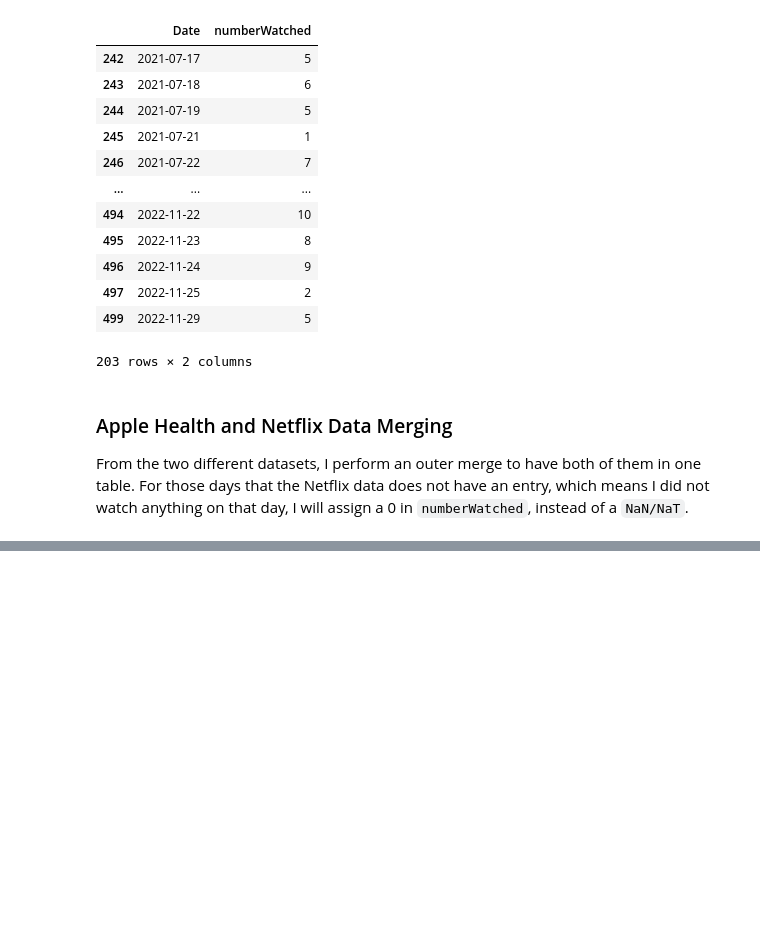
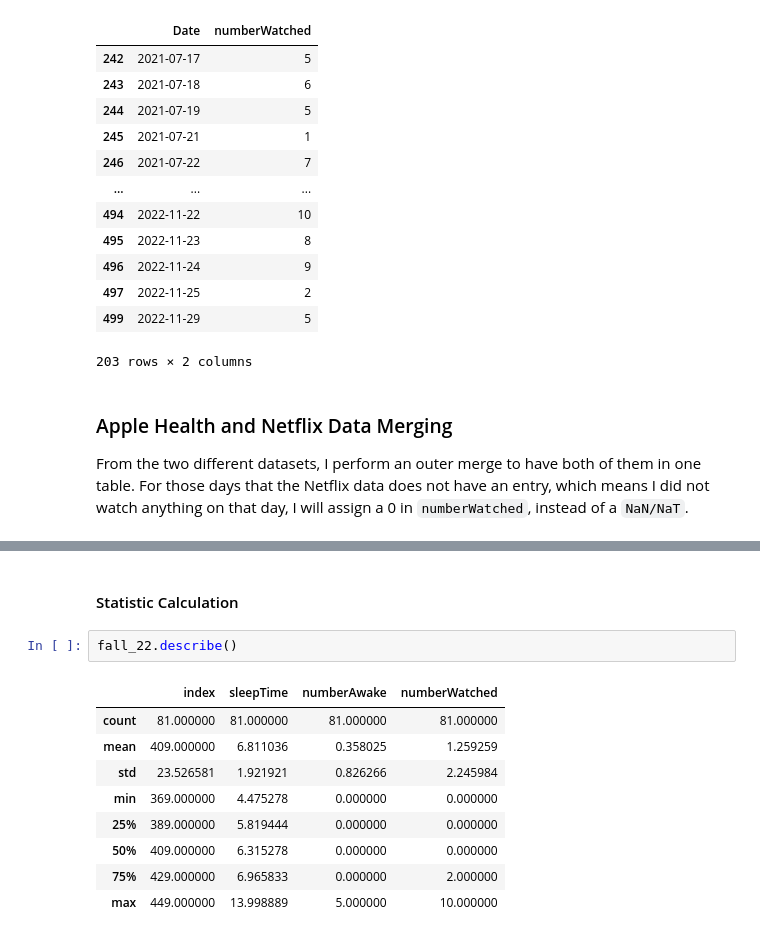
Before and after one commit to tonixsmm/FinalProject, a Jupyter notebook: ProjectNotebook.ipynb, the cells around one changed output, grey strips where cells are left out. Cells and saved outputs as stored; diff of their text form; blank space fills up the shorter version.

```diff
--- a/ProjectNotebook.ipynb
+++ b/ProjectNotebook.ipynb
@@ -258,0 +301,14 @@ KeyError: 'creationDate'
+# %% [markdown]
+#### Statistic Calculation
+# %%
+fall_22.describe()
+# %% [output]
+|  | index | sleepTime | numberAwake | numberWatched |
+| count | 81.000000 | 81.000000 | 81.000000 | 81.000000 |
+| mean | 409.000000 | 6.811036 | 0.358025 | 1.259259 |
+| std | 23.526581 | 1.921921 | 0.826266 | 2.245984 |
+| min | 369.000000 | 4.475278 | 0.000000 | 0.000000 |
+| 25% | 389.000000 | 5.819444 | 0.000000 | 0.000000 |
+| 50% | 409.000000 | 6.315278 | 0.000000 | 0.000000 |
+| 75% | 429.000000 | 6.965833 | 0.000000 | 2.000000 |
+| max | 449.000000 | 13.998889 | 5.000000 | 10.000000 |
```
Also changed, not shown: parts of 11 cells of this notebook, 1 other file.
